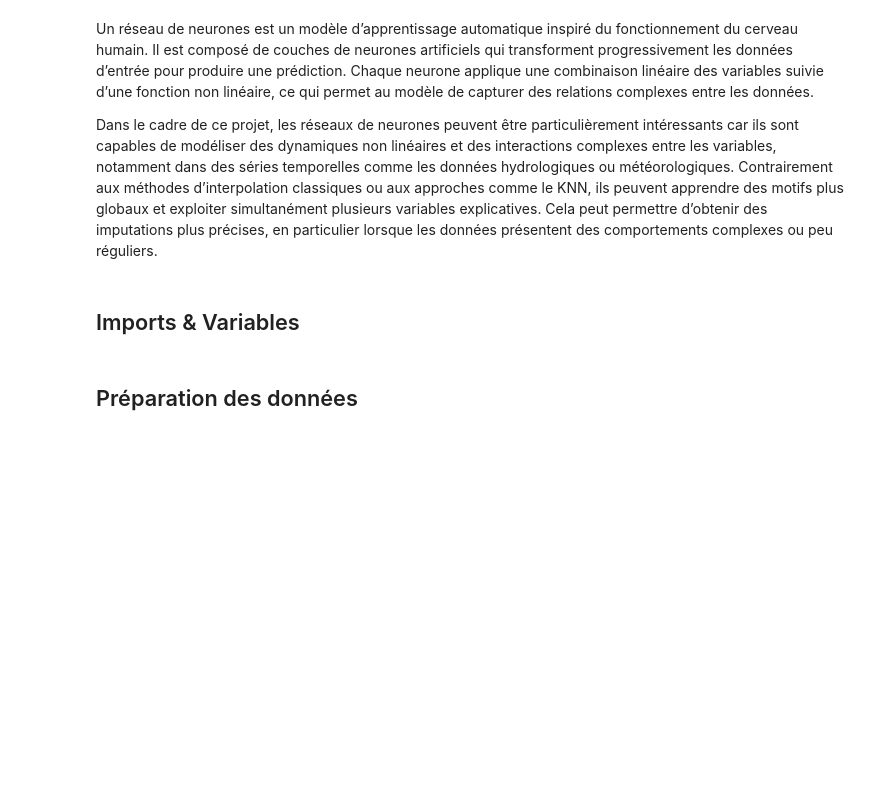
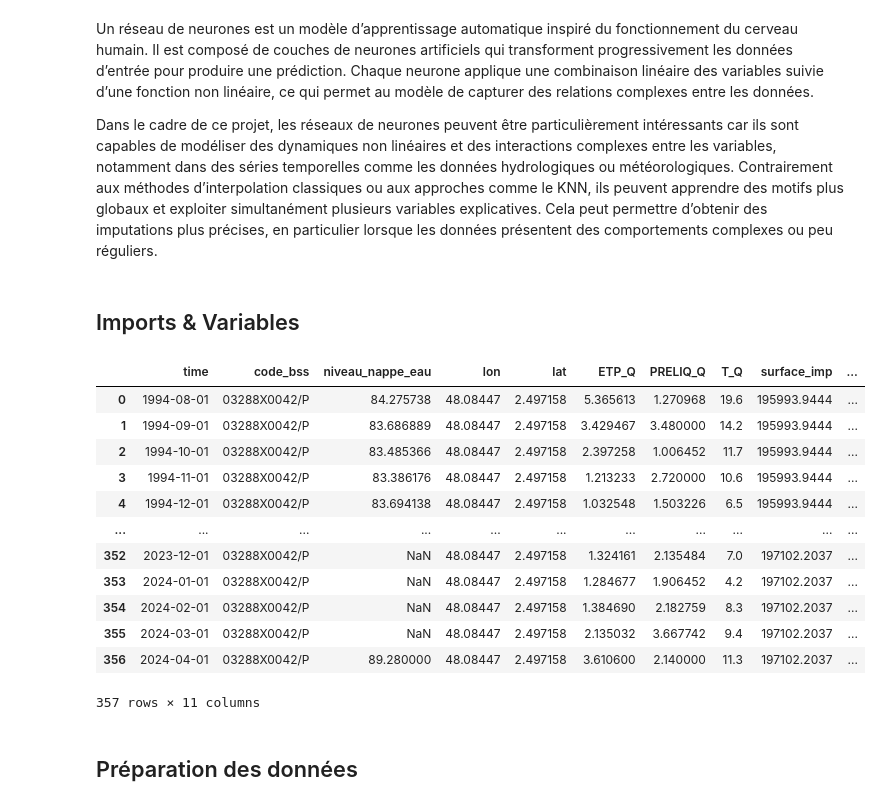
Before and after one commit to TronnoxUwU/STAGE-Junon, a Jupyter notebook: notebooks/2 - transform/methodes/reseaux_neuronnes.ipynb, the cells around one changed output. Drawn from its saved outputs; the diff is of its cells as text; code cells hidden in the pictures; blank space fills up the shorter version.

```diff
--- a/notebooks/2 - transform/methodes/reseaux_neuronnes.ipynb
+++ b/notebooks/2 - transform/methodes/reseaux_neuronnes.ipynb
@@ -21,20 +21,40 @@ from keras.models import load_model
 # %%
 valeur_de_travail = 'niveau_nappe_eau'
 window_size = 120
 
 racine = "../../../"
 
 fichier_nappe = racine + "data/fusion/data_03288X0042_P.csv"
 # fichier_nappe = racine + "data/fusion/data_03276X0009_P.csv"
 # dossier_nappe = racine + "data/clusterisation/inertielle"
 dossier_nappe = racine + "data/clusterisation/reactive"
 #dossier_nappe = racine + "data/fusion"
 
 dossier_model = racine + "models/"
 
 fichier_scaler = racine + "scaler/scaler.save"
 
+features = ["niveau_nappe_eau","lon","lat","time_num","ETP_Q","PRELIQ_Q","T_Q","surface_imp","surface_totale"]
+
 df = charger_fichier(fichier_nappe)
+
+df['time_num'] = df['time'].astype('int64') // 10**9
+
+df.sort_values(by='time_num', ascending=True)
+# %% [output]
+|  | time | code_bss | niveau_nappe_eau | lon | lat | ETP_Q | PRELIQ_Q | T_Q | surface_imp | ... |
+| 0 | 1994-08-01 | 03288X0042/P | 84.275738 | 48.08447 | 2.497158 | 5.365613 | 1.270968 | 19.6 | 195993.9444 | ... |
+| 1 | 1994-09-01 | 03288X0042/P | 83.686889 | 48.08447 | 2.497158 | 3.429467 | 3.480000 | 14.2 | 195993.9444 | ... |
+| 2 | 1994-10-01 | 03288X0042/P | 83.485366 | 48.08447 | 2.497158 | 2.397258 | 1.006452 | 11.7 | 195993.9444 | ... |
+| 3 | 1994-11-01 | 03288X0042/P | 83.386176 | 48.08447 | 2.497158 | 1.213233 | 2.720000 | 10.6 | 195993.9444 | ... |
+| 4 | 1994-12-01 | 03288X0042/P | 83.694138 | 48.08447 | 2.497158 | 1.032548 | 1.503226 | 6.5 | 195993.9444 | ... |
+| ... | ... | ... | ... | ... | ... | ... | ... | ... | ... | ... |
+| 352 | 2023-12-01 | 03288X0042/P | NaN | 48.08447 | 2.497158 | 1.324161 | 2.135484 | 7.0 | 197102.2037 | ... |
+| 353 | 2024-01-01 | 03288X0042/P | NaN | 48.08447 | 2.497158 | 1.284677 | 1.906452 | 4.2 | 197102.2037 | ... |
+| 354 | 2024-02-01 | 03288X0042/P | NaN | 48.08447 | 2.497158 | 1.384690 | 2.182759 | 8.3 | 197102.2037 | ... |
+| 355 | 2024-03-01 | 03288X0042/P | NaN | 48.08447 | 2.497158 | 2.135032 | 3.667742 | 9.4 | 197102.2037 | ... |
+| 356 | 2024-04-01 | 03288X0042/P | 89.280000 | 48.08447 | 2.497158 | 3.610600 | 2.140000 | 11.3 | 197102.2037 | ... |
+357 rows × 11 columns
 # %% [markdown]
 ## Préparation des données
 # %%
```
Also changed, not shown: parts of 3 cells of this notebook, 5 other files.
